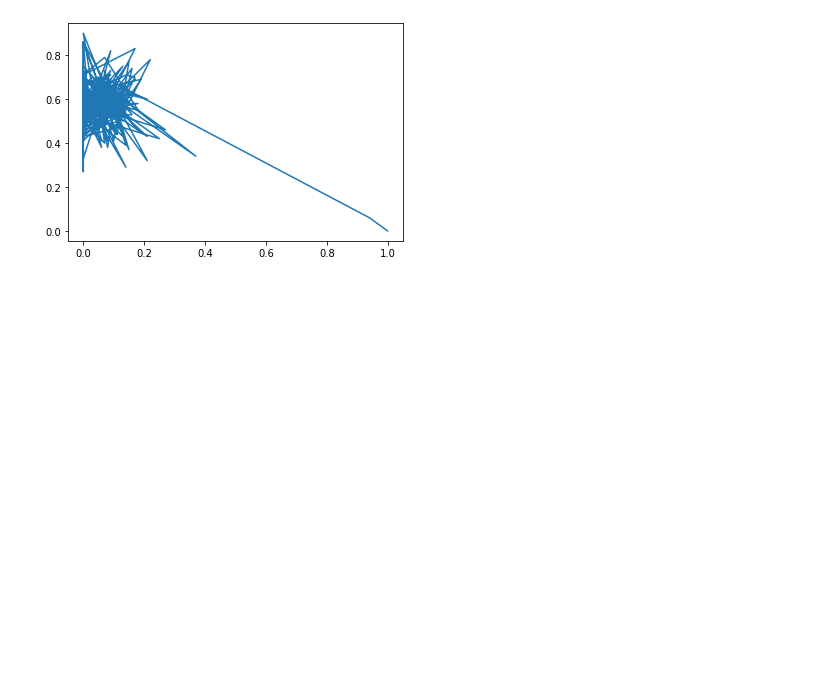
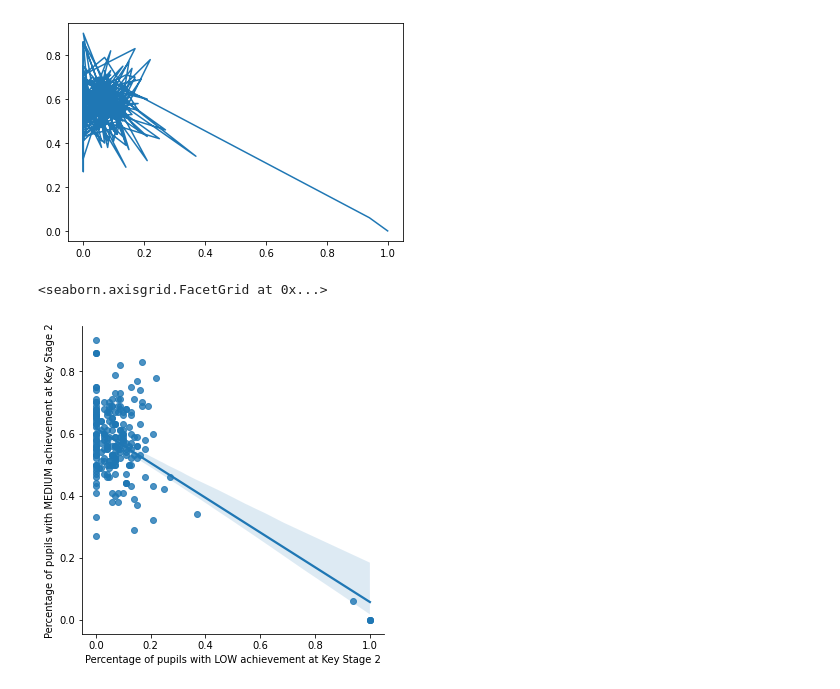
Before and after one commit to alyssageorgee/alyssageorge.github.io, a Jupyter notebook: test.ipynb, the cells around one changed output. Drawn from its saved outputs; the diff is of its cells as text; code cells hidden in the pictures; blank space fills up the shorter version.

```diff
--- a/test.ipynb
+++ b/test.ipynb
@@ -15,0 +18,5 @@ plt.savefig('weird_graph.png')
+# %%
+sns.lmplot(x="Percentage of pupils with LOW achievement at Key Stage 2", y="Percentage of pupils with MEDIUM achievement at Key Stage 2", data=alyssa)
+# %% [output]
+<seaborn.axisgrid.FacetGrid at 0x...>
+[figure, added]
```
Also changed, not shown: parts of 1 cell of this notebook, 5 other files.
